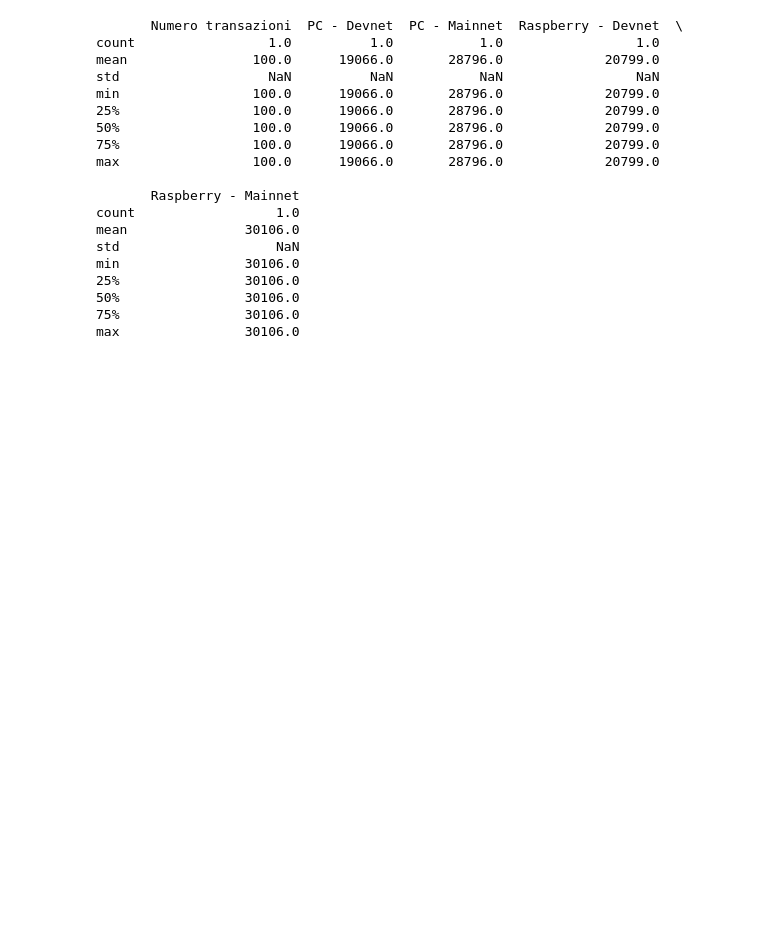
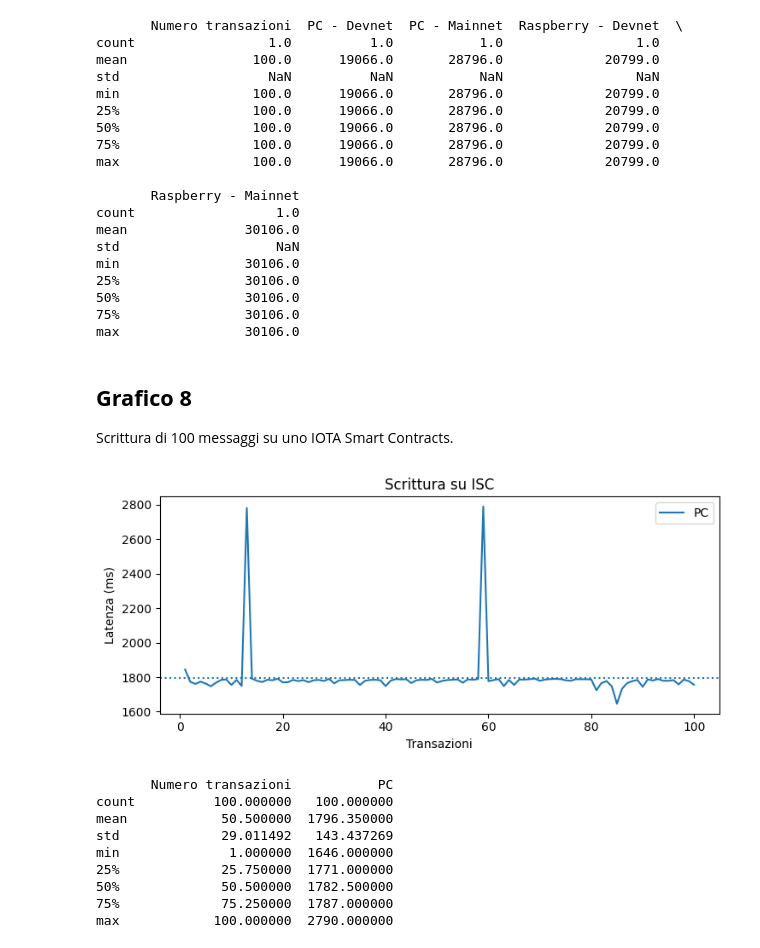
Before and after one commit to Tesi-Magistrale-FP/Test, a Jupyter notebook: grafici/Grafici_tesi_magistrale.ipynb, the cells around one changed output. Cells and saved outputs as stored; diff of their text form; code cells hidden in the pictures; blank space fills up the shorter version.

```diff
--- a/grafici/Grafici_tesi_magistrale.ipynb
+++ b/grafici/Grafici_tesi_magistrale.ipynb
@@ -200,3 +200,29 @@ min                30106.0
 50%                30106.0
 75%                30106.0
 max                30106.0
+# %% [markdown]
+## **Grafico 8**
+
+Scrittura di 100 messaggi su uno IOTA Smart Contracts.
+# %%
+plt.rcParams["figure.figsize"] = [7.50, 3.50]
+plt.rcParams["figure.autolayout"] = True
+headers = ['Numero transazioni', 'PC']
+
+df = pd.read_csv('https://raw.githubusercontent.com/Tesi-Magistrale-FP/Test_IOTA/main/grafici/G8_scrittura_isc.csv', names=headers)
+df.set_index("Numero transazioni").plot(xlabel="Transazioni", ylabel="Latenza (ms)", title="Scrittura su ISC")
+plt.axhline(y = df['PC'].mean(), linestyle = ':')
+plt.show()
+
+print(df.describe())
+# %% [output]
+[figure, added]
+       Numero transazioni           PC
+count          100.000000   100.000000
+mean            50.500000  1796.350000
+std             29.011492   143.437269
+min              1.000000  1646.000000
+25%             25.750000  1771.000000
+50%             50.500000  1782.500000
+75%             75.250000  1787.000000
+max            100.000000  2790.000000
```
Also changed, not shown: parts of 2 cells of this notebook.
